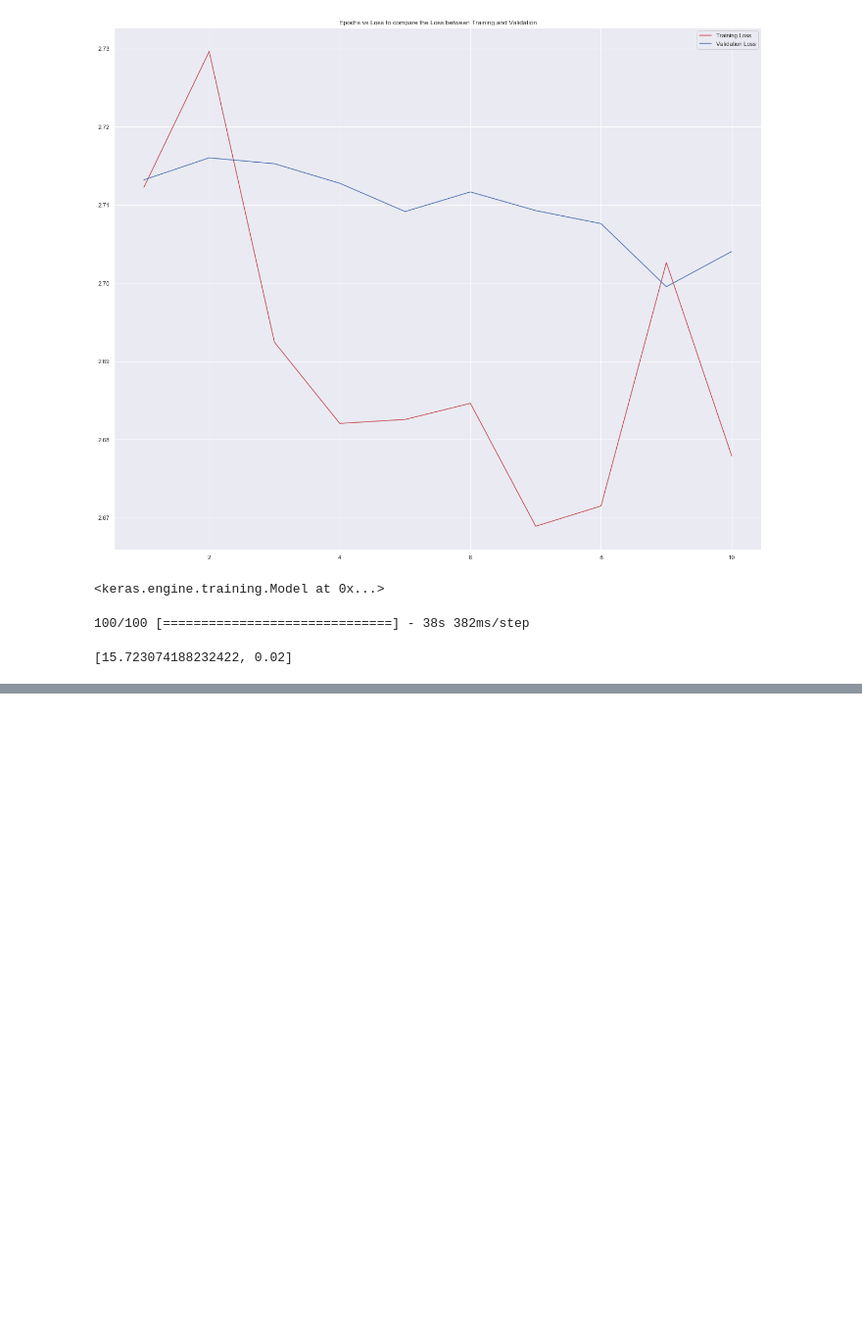
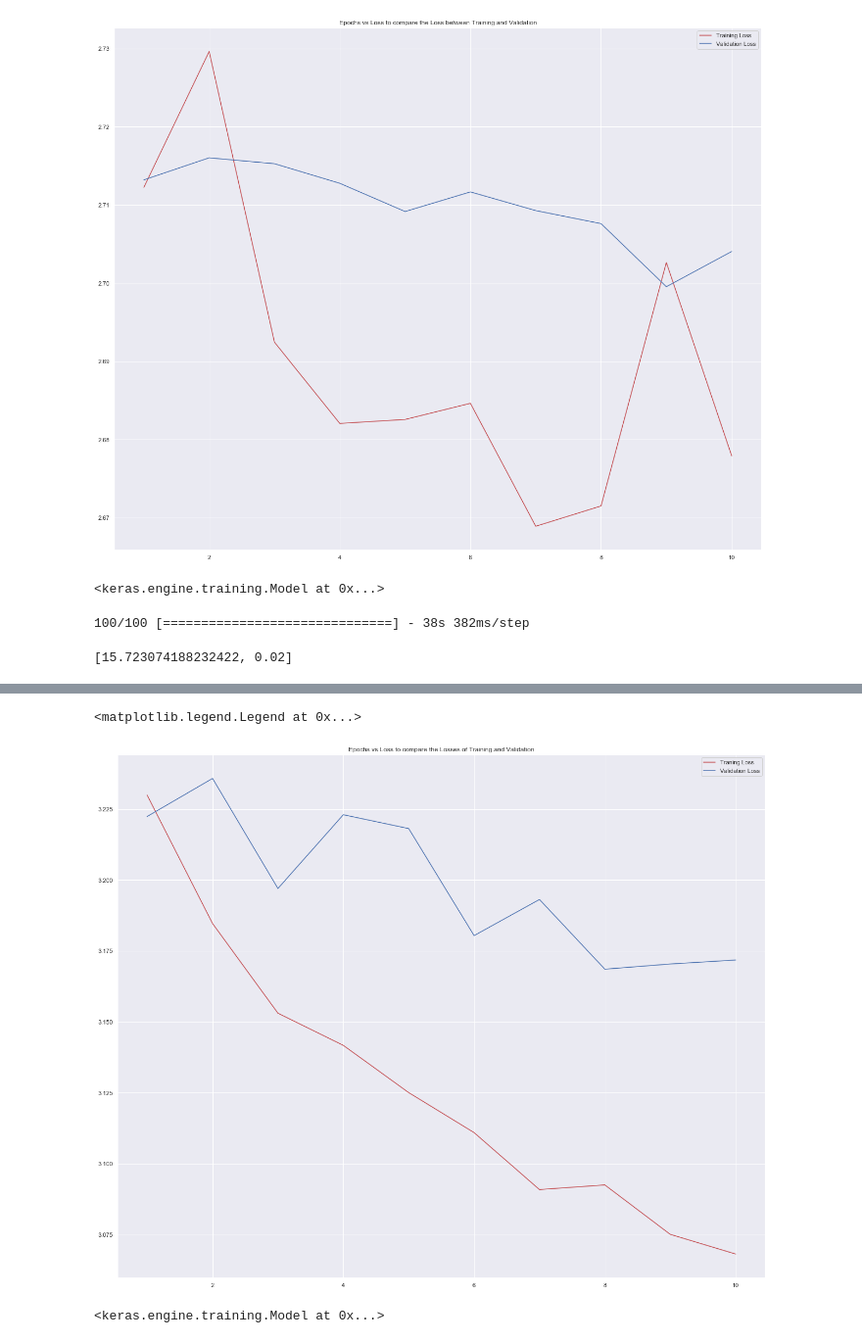
Before and after one commit to NikethaDinesh/Freidburg-s-Groceries, a Jupyter notebook: groceries.ipynb, the cells around one changed output, grey strips where cells are left out. Shown at 98% size. Drawn from its saved outputs; the diff is of its cells as text; code cells hidden in the pictures; blank space fills up the shorter version.

```diff
--- a/groceries.ipynb
+++ b/groceries.ipynb
@@ -474,0 +584,12 @@ groceries_model.evaluate(X_test, y_test)
+# %%
+plt.plot(epochs, loss, 'r', label='Traning Loss')
+plt.plot(epochs, val_loss, 'b', label='Validation Loss')
+plt.title('Epochs vs Loss to compare the Losses of Training and Validation')
+plt.legend()
+# %% [output]
+<matplotlib.legend.Legend at 0x...>
+[figure, added]
+# %%
+models.load_model('groceries_4.h5')
+# %% [output]
+<keras.engine.training.Model at 0x...>
```
Also changed, not shown: parts of 30 cells of this notebook.
